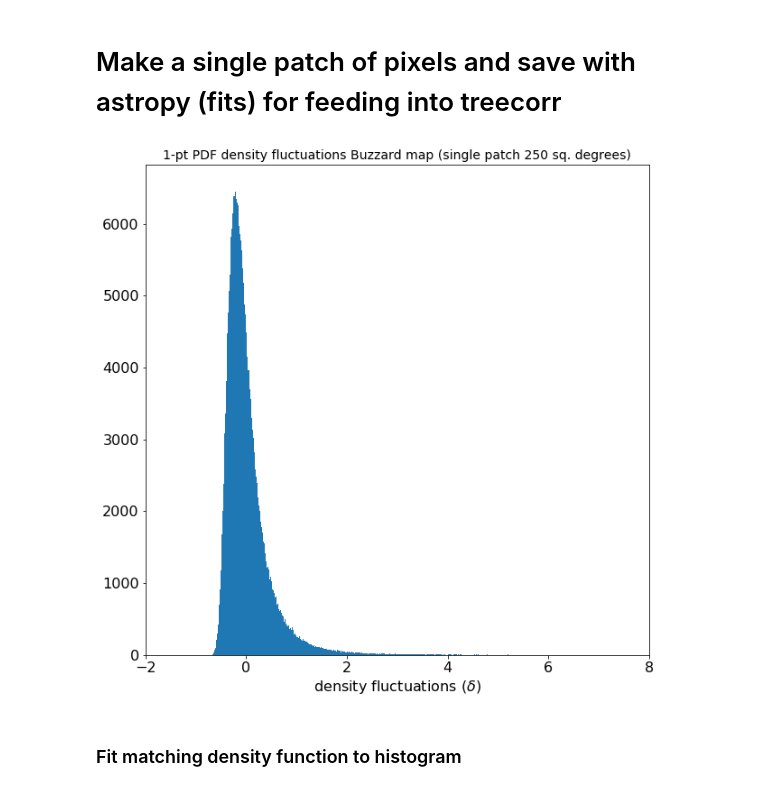
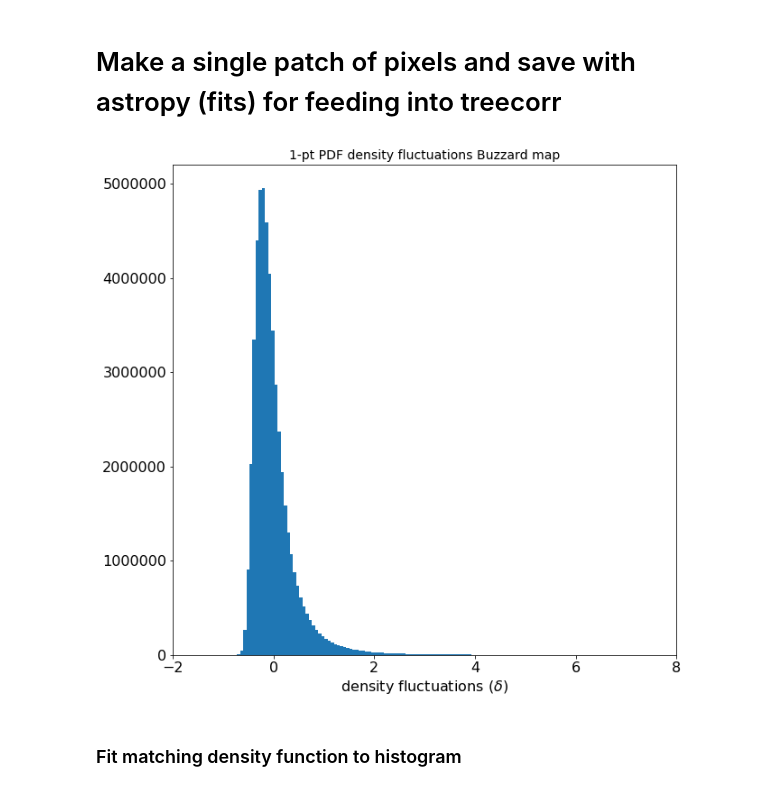
Before and after one commit to anikhalder/Integrated_Bispectrum, a Jupyter notebook: power_spectrum_buzzard/power_spectrum_buzzard_single_patch.ipynb, the cells around one changed output. Cells and saved outputs as stored; diff of their text form; code cells hidden in the pictures.

Commit message:
Power spectrum buzzard updates

```diff
--- a/power_spectrum_buzzard/power_spectrum_buzzard_single_patch.ipynb
+++ b/power_spectrum_buzzard/power_spectrum_buzzard_single_patch.ipynb
@@ -70,38 +70,41 @@ The interval between meridians is 30 deg -0.00'.
 # Choose a random pixel i.e. center of spherical cap around which to take sq_degrees area
 disc_center = hp.pix2vec(nside, 1010101)
 
 # radius (in radians) corresponding to area of spherical cap in sky
 
 # find the pixels
 pixels_indices_disc = hp.query_disc(nside, disc_center, patch_radius)
 
 density_field_buzzard_disc = density_field_buzzard[pixels_indices_disc]
 dec = np.pi/2 - hp.pix2ang(nside, pixels_indices_disc)[0]
 RA = hp.pix2ang(nside, pixels_indices_disc)[1]
 
 # for saving into fits file with astropy
 RA_data = Column(RA, name='RA', dtype='float') # column having ra
 dec_data = Column(dec, name='dec', dtype='float') # column having dec
 del_data = Column(density_field_buzzard_disc, name='del', dtype='float') # column having pixels_disc_values
 
 density_fluctuations_table = Table((RA_data, dec_data, del_data))
 # density_fluctuations_table.show_in_notebook()
 
 density_fluctuations_table.write("./buzzard_output/single_patch/density_fluctuations_buzzard_single_patch.fits" , overwrite=True)
 
 # 1-pt PDF of density fluctuations within patch
 
-no_of_bins = 1000
+no_of_bins = 500
 
 plt.figure(figsize=(10,10))
-plt.hist(density_field_buzzard_disc, bins=no_of_bins)
+#plt.hist(density_field_buzzard_disc, bins=no_of_bins)
+plt.hist(density_field_buzzard, bins=no_of_bins)
 plt.xlabel('density fluctuations ($δ$)', fontsize=16)
 plt.tick_params(labelsize=16)
 plt.xlim(-2,8)
-plt.title('1-pt PDF density fluctuations Buzzard map (single patch '+str(sq_degrees)+' sq. degrees)', fontsize=14)
-plt.savefig("./buzzard_output/plot_output/1_pt_PDF_single_patch/density_fluctuations_buzzard_1_pt_PDF_single_patch.pdf")
+#plt.title('1-pt PDF density fluctuations Buzzard map (single patch '+str(sq_degrees)+' sq. degrees)', fontsize=14)
+#plt.savefig("./buzzard_output/plot_output/1_pt_PDF_single_patch/density_fluctuations_buzzard_1_pt_PDF_single_patch.pdf")
+plt.title('1-pt PDF density fluctuations Buzzard map', fontsize=14)
+plt.savefig("./buzzard_output/plot_output/1_pt_PDF_single_patch/density_fluctuations_buzzard_1_pt_PDF.pdf")
 # %% [output]
-[figure, old version]
+[figure, new version]
 # %% [markdown]
 ### Fit matching density function to histogram
 # %%
```
Also changed, not shown: parts of 1 cell of this notebook, 2 other files.
